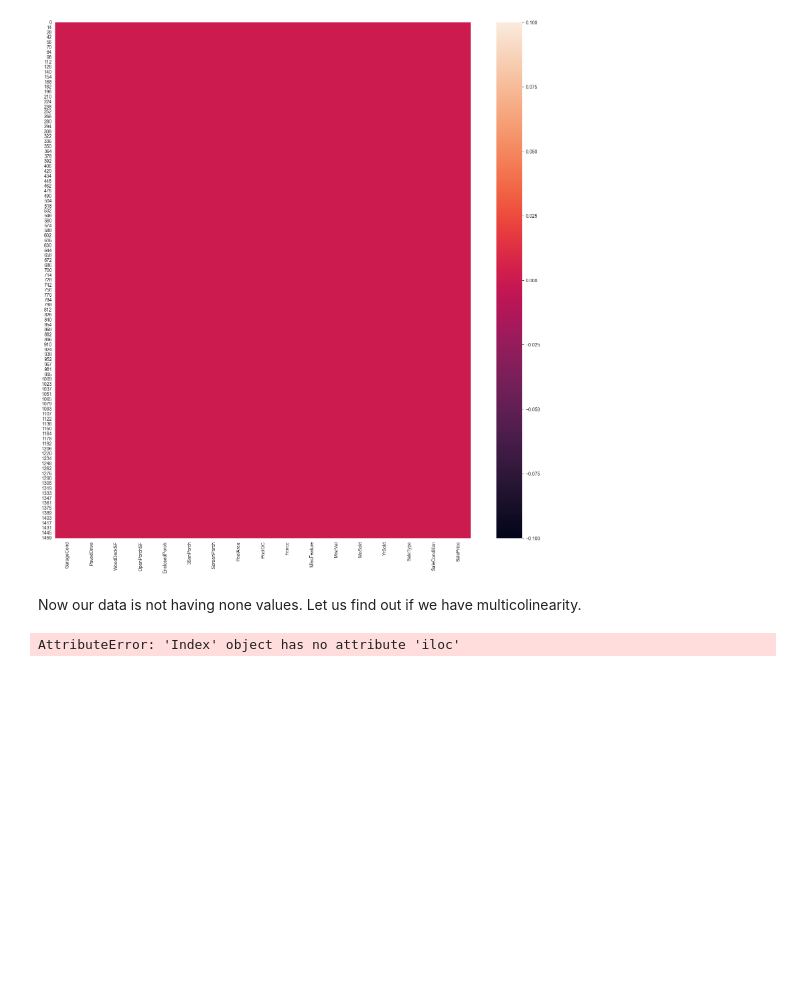
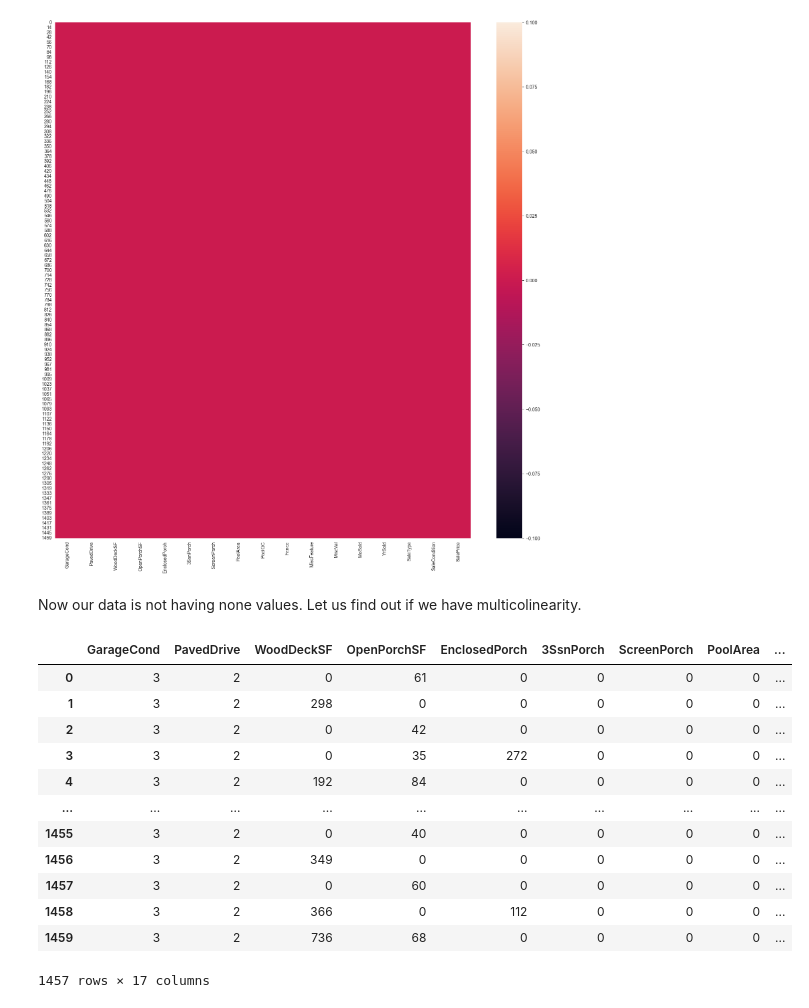
Before and after one commit to ziad-jradeh/House-Prices-Prediction, a Jupyter notebook: cols_64_80_ERD.ipynb, the cells around one changed output. Drawn from its saved outputs; the diff is of its cells as text; code cells hidden in the pictures; blank space fills up the shorter version.

```diff
--- a/cols_64_80_ERD.ipynb
+++ b/cols_64_80_ERD.ipynb
@@ -174,13 +174,24 @@ missingfree_df_ml["PoolQC"]=missingfree_df_ml["PoolQC"].str.replace("Fa","2")
 missingfree_df_ml["PoolQC"]=missingfree_df_ml["PoolQC"].str.replace("TA","3")
 missingfree_df_ml["PoolQC"]=missingfree_df_ml["PoolQC"].str.replace("Gd","4")
 missingfree_df_ml["PoolQC"]=missingfree_df_ml["PoolQC"].str.replace("Ex","5")
-# missingfree_df["PoolQC"]=missingfree_df["PoolQC"].fillna("No_Pool")
-# missingfree_df["Fence"]=missingfree_df["Fence"].fillna("No_Fence")
-# missingfree_df["MiscFeature"]=missingfree_df["MiscFeature"].fillna("No_MiscFeature")
+missingfree_df_ml["Fence"]=missingfree_df_ml["Fence"].str.replace("No_Fence","0")
+missingfree_df_ml["Fence"]=missingfree_df_ml["Fence"].str.replace("MnWw","1")
+missingfree_df_ml["Fence"]=missingfree_df_ml["Fence"].str.replace("GdWo","2")
+missingfree_df_ml["Fence"]=missingfree_df_ml["Fence"].str.replace("MnPrv","3")
+missingfree_df_ml["Fence"]=missingfree_df_ml["Fence"].str.replace("GdPrv","4")
-# %%
-for i in range(16):
-
-    print(f"{missingfree_df_ml.columns[i]} : {dist(missingfree_df_ml.columns,n,i)}")
-    print("\n")
-# %% [output]
-AttributeError: 'Index' object has no attribute 'iloc'
+# %%
+missingfree_df_ml
+# %% [output]
+|  | GarageCond | PavedDrive | WoodDeckSF | OpenPorchSF | EnclosedPorch | 3SsnPorch | ScreenPorch | PoolArea | ... |
+| 0 | 3 | 2 | 0 | 61 | 0 | 0 | 0 | 0 | ... |
+| 1 | 3 | 2 | 298 | 0 | 0 | 0 | 0 | 0 | ... |
+| 2 | 3 | 2 | 0 | 42 | 0 | 0 | 0 | 0 | ... |
+| 3 | 3 | 2 | 0 | 35 | 272 | 0 | 0 | 0 | ... |
+| 4 | 3 | 2 | 192 | 84 | 0 | 0 | 0 | 0 | ... |
+| ... | ... | ... | ... | ... | ... | ... | ... | ... | ... |
+| 1455 | 3 | 2 | 0 | 40 | 0 | 0 | 0 | 0 | ... |
+| 1456 | 3 | 2 | 349 | 0 | 0 | 0 | 0 | 0 | ... |
+| 1457 | 3 | 2 | 0 | 60 | 0 | 0 | 0 | 0 | ... |
+| 1458 | 3 | 2 | 366 | 0 | 112 | 0 | 0 | 0 | ... |
+| 1459 | 3 | 2 | 736 | 68 | 0 | 0 | 0 | 0 | ... |
+1457 rows × 17 columns
```
